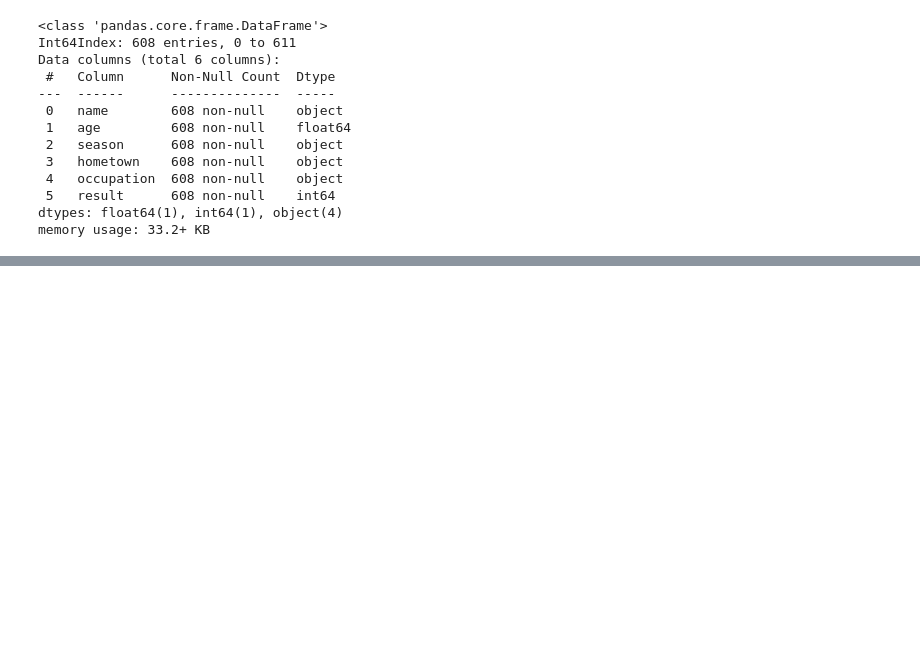
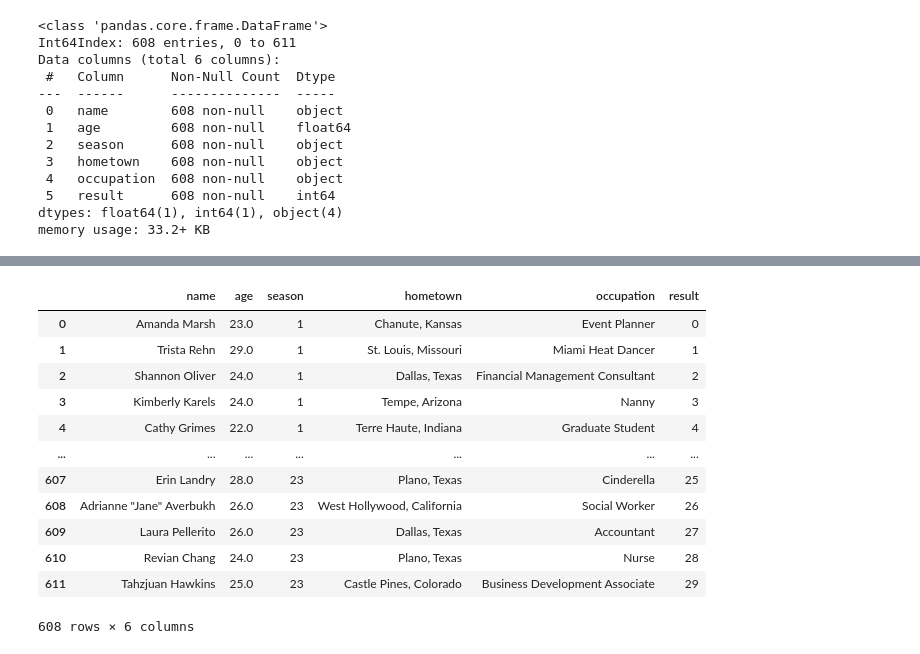
Before and after one commit to grantkerkman/BachelorBot5000, a Jupyter notebook: data_cleaning.ipynb, the cells around one changed output, grey strips where cells are left out. Cells and saved outputs as stored; diff of their text form; code cells hidden in the pictures; blank space fills up the shorter version.

```diff
--- a/data_cleaning.ipynb
+++ b/data_cleaning.ipynb
@@ -96,0 +118,20 @@ memory usage: 33.2+ KB
+# %%
+# Remove the number link references
+pattern = r'\[\d+\]'
+df['name'] = df['name'].str.replace(pattern, '')
+
+df
+# %% [output]
+|  | name | age | season | hometown | occupation | result |
+| 0 | Amanda Marsh | 23.0 | 1 | Chanute, Kansas | Event Planner | 0 |
+| 1 | Trista Rehn | 29.0 | 1 | St. Louis, Missouri | Miami Heat Dancer | 1 |
+| 2 | Shannon Oliver | 24.0 | 1 | Dallas, Texas | Financial Management Consultant | 2 |
+| 3 | Kimberly Karels | 24.0 | 1 | Tempe, Arizona | Nanny | 3 |
+| 4 | Cathy Grimes | 22.0 | 1 | Terre Haute, Indiana | Graduate Student | 4 |
+| ... | ... | ... | ... | ... | ... | ... |
+| 607 | Erin Landry | 28.0 | 23 | Plano, Texas | Cinderella | 25 |
+| 608 | Adrianne "Jane" Averbukh | 26.0 | 23 | West Hollywood, California | Social Worker | 26 |
+| 609 | Laura Pellerito | 26.0 | 23 | Dallas, Texas | Accountant | 27 |
+| 610 | Revian Chang | 24.0 | 23 | Plano, Texas | Nurse | 28 |
+| 611 | Tahzjuan Hawkins | 25.0 | 23 | Castle Pines, Colorado | Business Development Associate | 29 |
+608 rows × 6 columns
```
Also changed, not shown: parts of 8 cells of this notebook.
